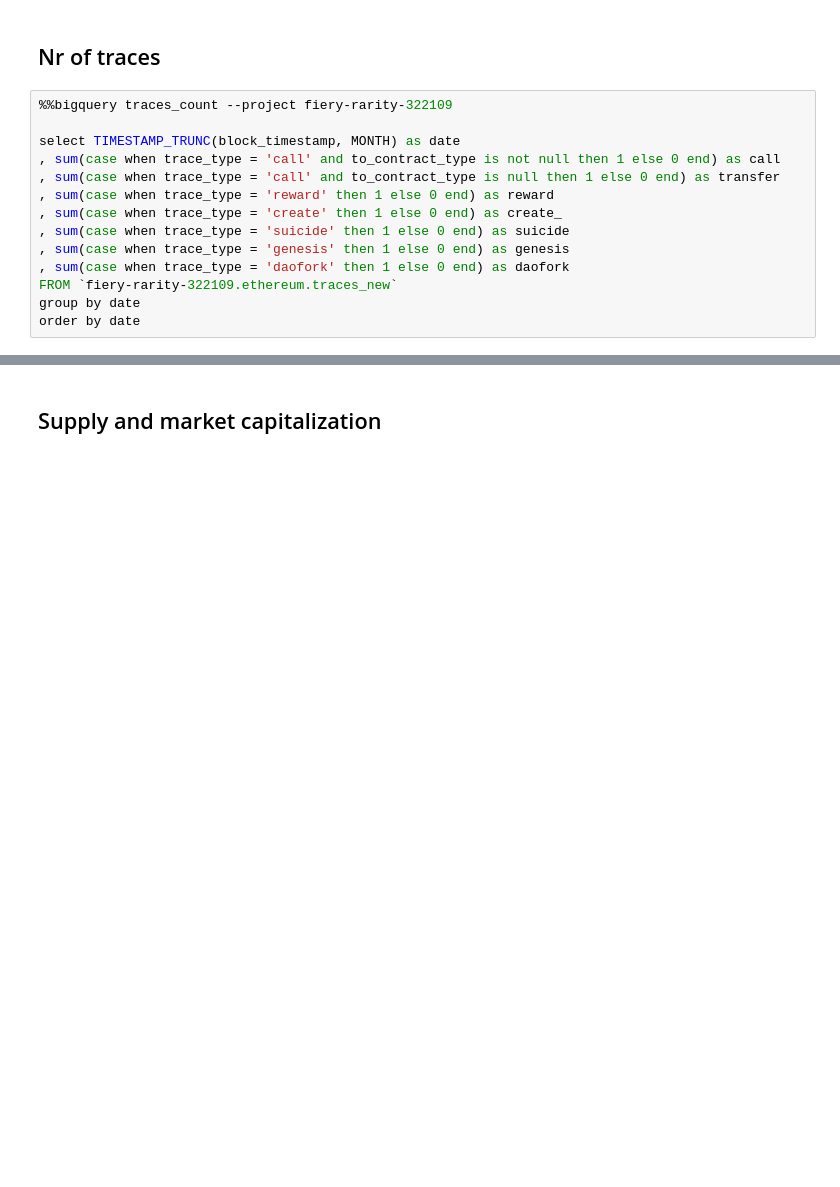
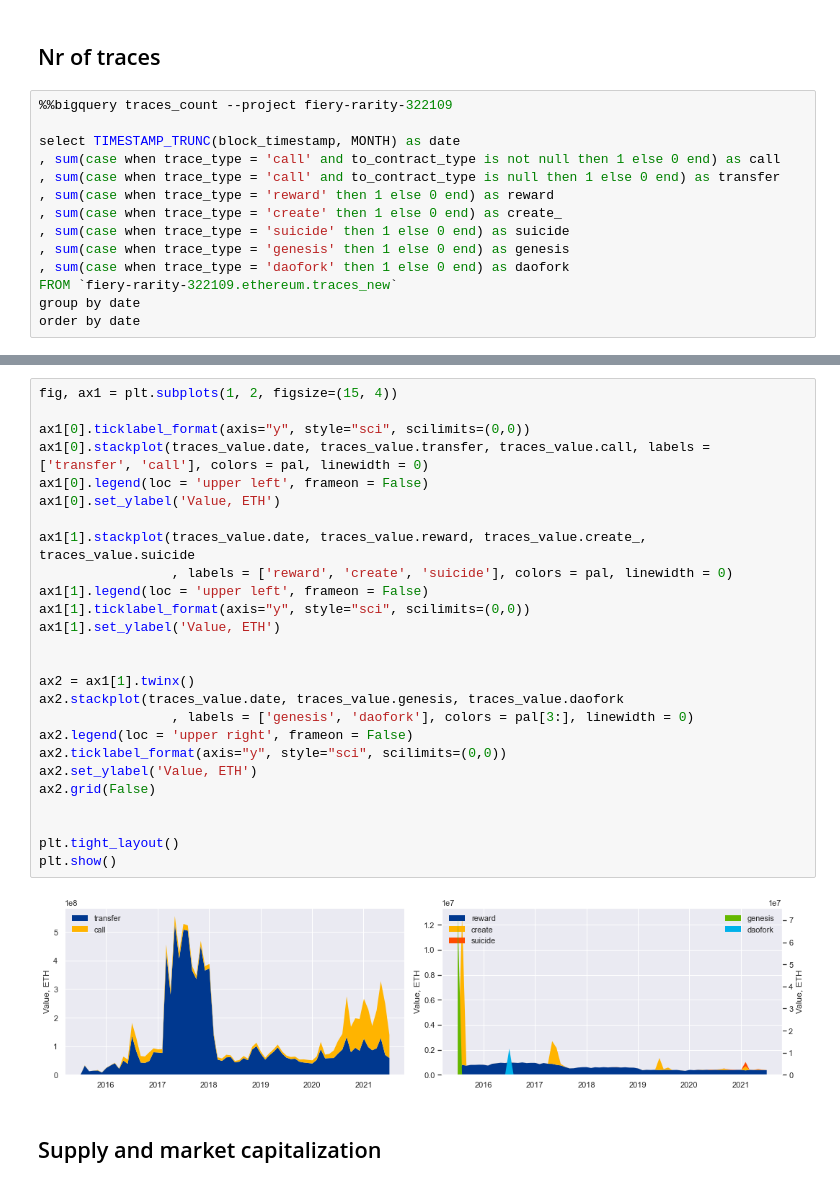
Before and after one commit to frebls/crypto-on-chain, a Jupyter notebook: data_analysis/EDA.ipynb, the cells around one changed output, grey strips where cells are left out. Cells and saved outputs as stored; diff of their text form; blank space fills up the shorter version.

```diff
--- a/data_analysis/EDA.ipynb
+++ b/data_analysis/EDA.ipynb
@@ -66,3 +80,31 @@ plt.show()
+# %%
+fig, ax1 = plt.subplots(1, 2, figsize=(15, 4))
+
+ax1[0].ticklabel_format(axis="y", style="sci", scilimits=(0,0))
+ax1[0].stackplot(traces_value.date, traces_value.transfer, traces_value.call, labels = ['transfer', 'call'], colors = pal, linewidth = 0)
+ax1[0].legend(loc = 'upper left', frameon = False)
+ax1[0].set_ylabel('Value, ETH')
+
+ax1[1].stackplot(traces_value.date, traces_value.reward, traces_value.create_, traces_value.suicide
+                 , labels = ['reward', 'create', 'suicide'], colors = pal, linewidth = 0)
+ax1[1].legend(loc = 'upper left', frameon = False)
+ax1[1].ticklabel_format(axis="y", style="sci", scilimits=(0,0))
+ax1[1].set_ylabel('Value, ETH')
+
+
+ax2 = ax1[1].twinx()
+ax2.stackplot(traces_value.date, traces_value.genesis, traces_value.daofork
+                 , labels = ['genesis', 'daofork'], colors = pal[3:], linewidth = 0)
+ax2.legend(loc = 'upper right', frameon = False)
+ax2.ticklabel_format(axis="y", style="sci", scilimits=(0,0))
+ax2.set_ylabel('Value, ETH')
+ax2.grid(False)
+
+
+plt.tight_layout()
+plt.show()
+# %% [output]
+[figure, added]
 # %% [markdown]
 ## Supply and market capitalization
 # %%
```
Also changed, not shown: parts of 13 cells of this notebook.
